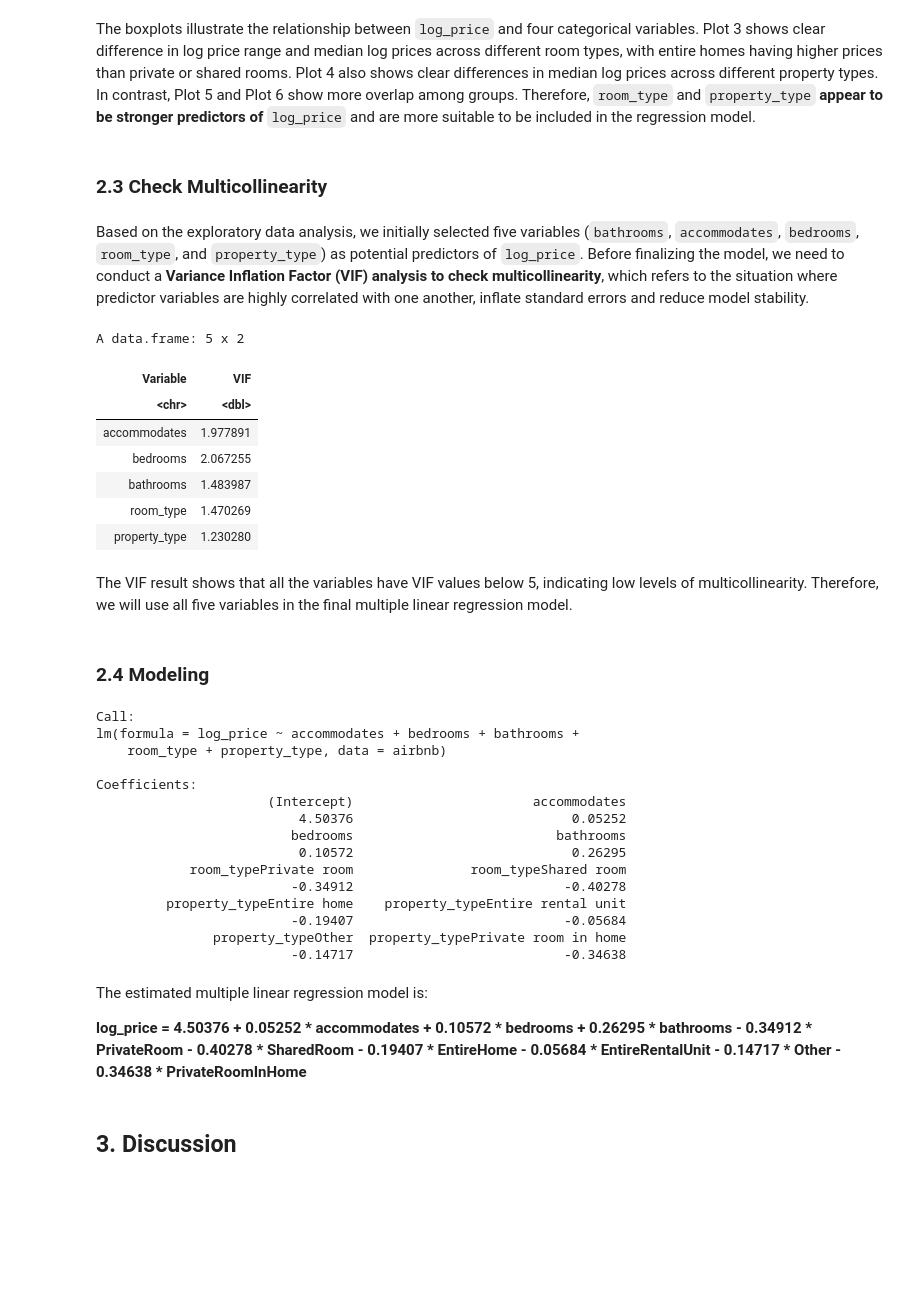
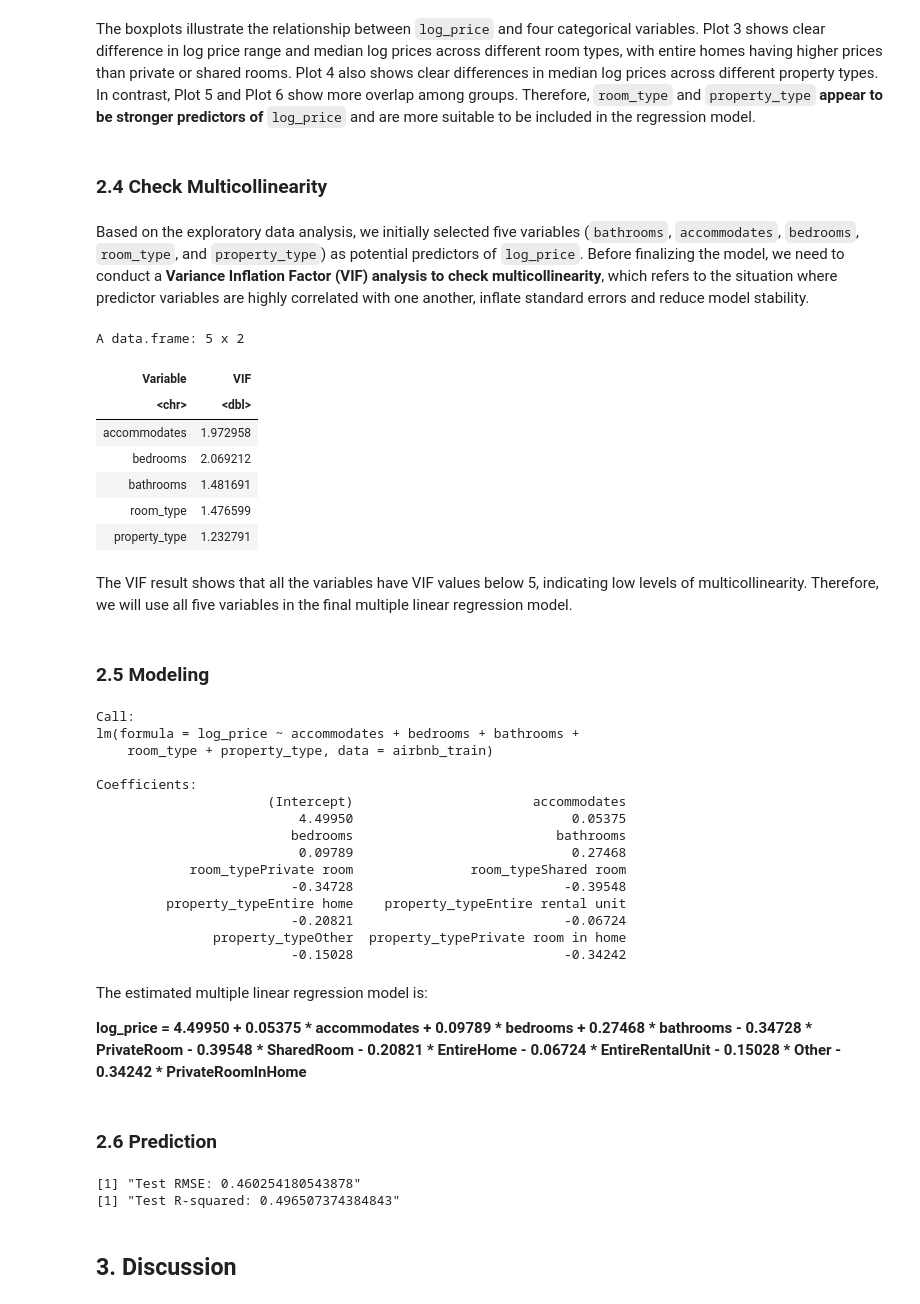
Before and after one commit to UBC-DSCI-310-2025W2/dsci-310-group-01-jet2holiday, a Jupyter notebook: src/airbnb_price_analysis.ipynb, the cells around one changed output. Cells and saved outputs as stored; diff of their text form; code cells hidden in the pictures; blank space fills up the shorter version.

```diff
--- a/src/airbnb_price_analysis.ipynb
+++ b/src/airbnb_price_analysis.ipynb
@@ -135,0 +154,8 @@ A tibble: 6 x 12
+# %%
+airbnb_train <- airbnb %>%
+    dplyr::sample_frac(0.8)
+
+airbnb_test <- dplyr::anti_join(airbnb, airbnb_train, by = 'id')
+
+cat("Training Set Dimensions:", dim(airbnb_train), "\n")
+cat("Testing Set Dimensions:", dim(airbnb_test), "\n")
@@ -149,7 +182,7 @@ p1
 Since the distribution of `price` is extremely right-skewed, we apply a log transformation and use **log-transformed price** `log_price` in the regression analysis to improve normality and stabilize variance.
 # %%
 # Create a column called 'log_price'
-airbnb <- airbnb %>%
+airbnb_train <- airbnb_train %>%
   mutate(log_price = log(price))
 # %%
 options(repr.plot.width = 6, repr.plot.height = 5)
@@ -238,63 +276,83 @@ p6 <- ggplot(airbnb, aes(x = host_is_superhost, y = log_price, fill = host_is_su
 # %% [markdown]
 The boxplots illustrate the relationship between `log_price` and four categorical variables. Plot 3 shows clear difference in log price range and median log prices across different room types, with entire homes having higher prices than private or shared rooms. Plot 4 also shows clear differences in median log prices across different property types. In contrast, Plot 5 and Plot 6 show more overlap among groups. Therefore, `room_type` and `property_type` **appear to be stronger predictors of** `log_price` and are more suitable to be included in the regression model.
 # %% [markdown]
-### 2.3 Check Multicollinearity
+### 2.4 Check Multicollinearity
 # %% [markdown]
 Based on the exploratory data analysis, we initially selected five variables (`bathrooms`, `accommodates`, `bedrooms`, `room_type`, and `property_type`) as potential predictors of `log_price`. Before finalizing the model, we need to conduct a **Variance Inflation Factor (VIF) analysis to check multicollinearity**, which refers to the situation where predictor variables are highly correlated with one another, inflate standard errors and reduce model stability.
 # %%
 # Build a test model using accommodates, bedrooms, bathrooms, room_type and property_type for multicollinearity check
 model_vif <- lm(
   log_price ~ accommodates + bedrooms + bathrooms + room_type + property_type,
-  data = airbnb
+  data = airbnb_train
 )
 
 # Find out the VIF value for each variable
 vif(model_vif) %>%
   as.data.frame() %>%
   select(`GVIF^(1/(2*Df))`) %>%
   rename(VIF = `GVIF^(1/(2*Df))`) %>%
   tibble::rownames_to_column("Variable")
 # %% [output]
 A data.frame: 5 x 2
 | Variable | VIF |
 | <chr> | <dbl> |
-| accommodates | 1.977891 |
-| bedrooms | 2.067255 |
-| bathrooms | 1.483987 |
-| room_type | 1.470269 |
-| property_type | 1.230280 |
+| accommodates | 1.972958 |
+| bedrooms | 2.069212 |
+| bathrooms | 1.481691 |
+| room_type | 1.476599 |
+| property_type | 1.232791 |
 # %% [markdown]
 The VIF result shows that all the variables have VIF values below 5, indicating low levels of multicollinearity. Therefore, we will use all five variables in the final multiple linear regression model.
 # %% [markdown]
-### 2.4 Modeling
+### 2.5 Modeling
 # %%
 # Build the multiple linear regression model using accommodates, bedrooms, bathrooms, room_type and property_type
 airbnb_model <- lm(
     log_price ~ accommodates + bedrooms + bathrooms + room_type + property_type,
-    data = airbnb
+    data = airbnb_train
 )
 
 print(airbnb_model)
 # %% [output]
 Call:
 lm(formula = log_price ~ accommodates + bedrooms + bathrooms +
-    room_type + property_type, data = airbnb)
+    room_type + property_type, data = airbnb_train)
 
 Coefficients:
                       (Intercept)                       accommodates
-                          4.50376                            0.05252
+                          4.49950                            0.05375
                          bedrooms                          bathrooms
-                          0.10572                            0.26295
+                          0.09789                            0.27468
             room_typePrivate room               room_typeShared room
-                         -0.34912                           -0.40278
+                         -0.34728                           -0.39548
          property_typeEntire home    property_typeEntire rental unit
-                         -0.19407                           -0.05684
+                         -0.20821                           -0.06724
                property_typeOther  property_typePrivate room in home
-                         -0.14717                           -0.34638
+                         -0.15028                           -0.34242
 # %% [markdown]
 The estimated multiple linear regression model is:
 
-**log_price = 4.50376 + 0.05252 * accommodates + 0.10572 * bedrooms + 0.26295 * bathrooms - 0.34912 * PrivateRoom - 0.40278 * SharedRoom - 0.19407 * EntireHome - 0.05684 * EntireRentalUnit - 0.14717 * Other - 0.34638 * PrivateRoomInHome**
+**log_price = 4.49950 + 0.05375 * accommodates + 0.09789 * bedrooms + 0.27468 * bathrooms - 0.34728 * PrivateRoom - 0.39548 * SharedRoom - 0.20821 * EntireHome - 0.06724 * EntireRentalUnit - 0.15028 * Other - 0.34242 * PrivateRoomInHome**
+# %% [markdown]
+### 2.6 Prediction
+# %%
+predictions <- predict(airbnb_model, newdata = airbnb_test)
+
+actuals <- airbnb_test$log_price
+
+#RMSE
+rmse <- sqrt(mean((predictions - actuals)^2))
+
+#r2
+ss_res <- sum((actuals - predictions)^2)
+ss_tot <- sum((actuals - mean(actuals))^2)
+r2_test <- 1 - (ss_res / ss_tot)
+
+print(paste0("Test RMSE: ", rmse))
+print(paste0("Test R-squared: ", r2_test))
+# %% [output]
+[1] "Test RMSE: 0.460254180543878"
+[1] "Test R-squared: 0.496507374384843"
 # %% [markdown]
 ## 3. Discussion
 # %% [markdown]
```
Also changed, not shown: parts of 25 cells of this notebook.
